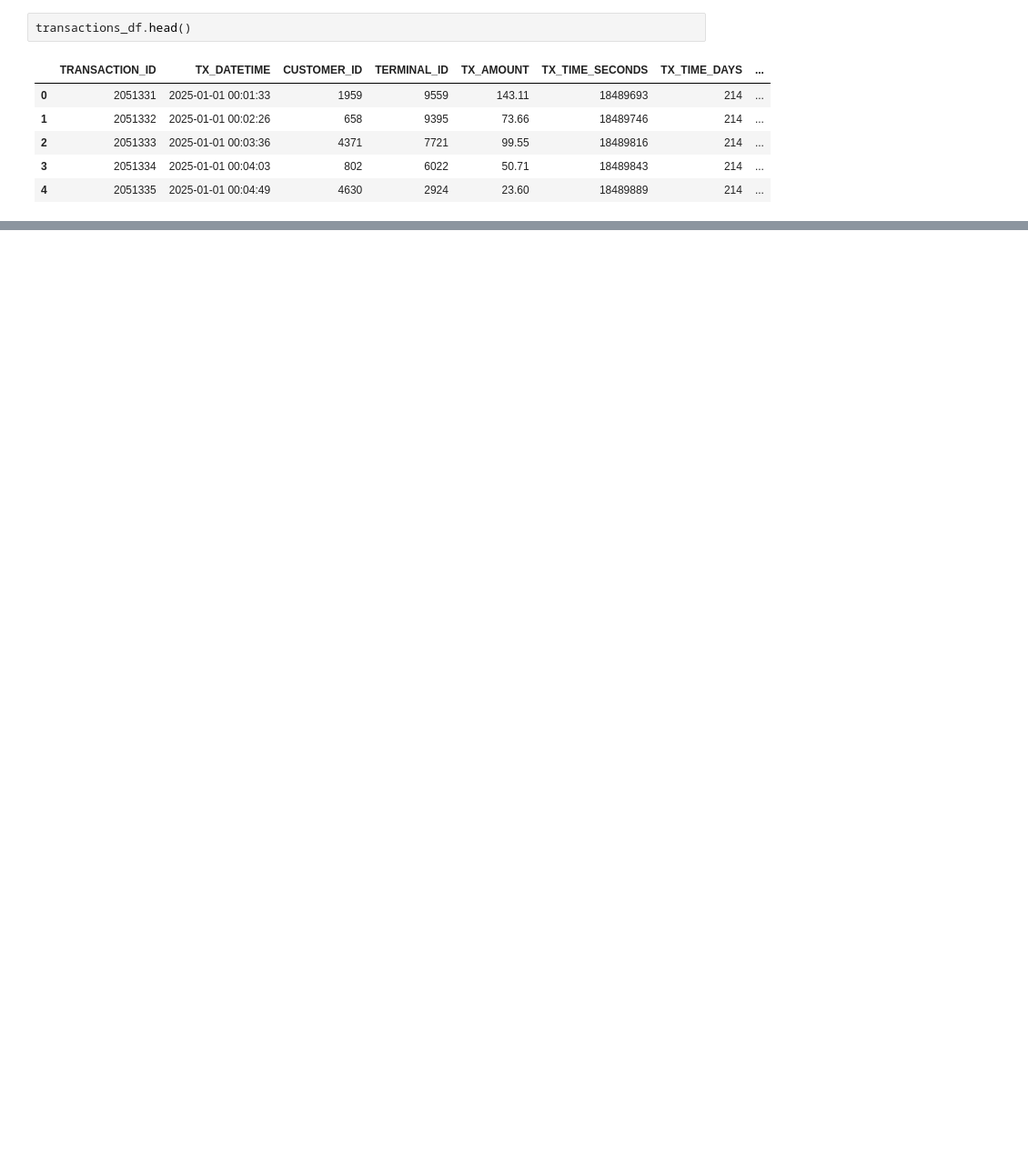
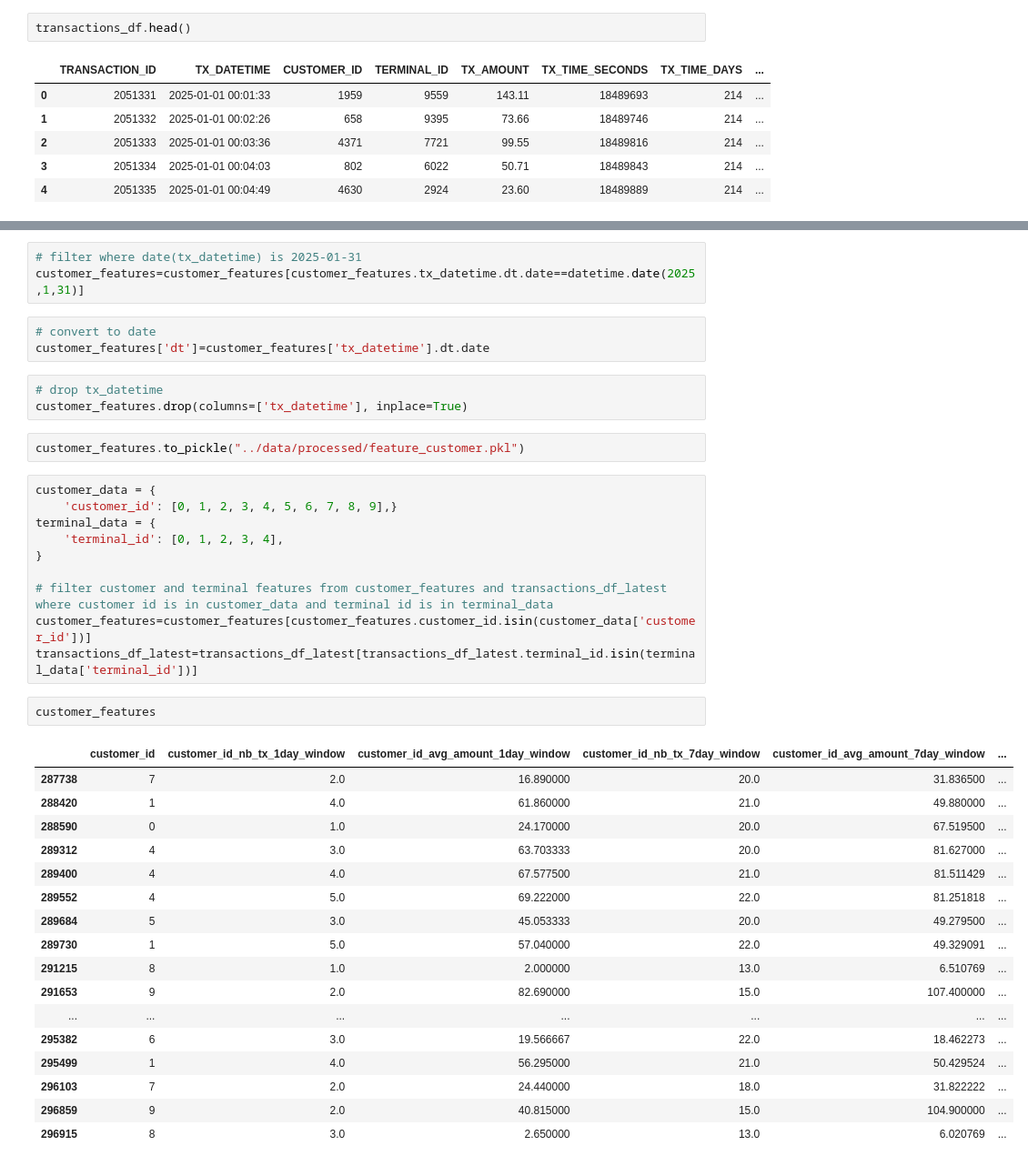
Before and after one commit to sauravtanwar786/Real-time_fraud_detection_system, a Jupyter notebook: fraud_detection_model/feature_transformation.ipynb, the cells around one changed output, grey strips where cells are left out. Shown at 91% size. Cells and saved outputs as stored; diff of their text form; blank space fills up the shorter version.

```diff
--- a/fraud_detection_model/feature_transformation.ipynb
+++ b/fraud_detection_model/feature_transformation.ipynb
@@ -404 +413,42 @@ transactions_df_latest=transactions_df.filter(regex='customer_id|tx_datetime')
+# %%
+# filter where date(tx_datetime) is 2025-01-31
+customer_features=customer_features[customer_features.tx_datetime.dt.date==datetime.date(2025,1,31)]
+# %%
+# convert to date
+customer_features['dt']=customer_features['tx_datetime'].dt.date
+# %%
+# drop tx_datetime
+customer_features.drop(columns=['tx_datetime'], inplace=True)
+# %%
+customer_features.to_pickle("../data/processed/feature_customer.pkl")
+# %%
+customer_data = {
+    'customer_id': [0, 1, 2, 3, 4, 5, 6, 7, 8, 9],}
+terminal_data = {
+    'terminal_id': [0, 1, 2, 3, 4],
+}
+
+# filter customer and terminal features from customer_features and transactions_df_latest where customer id is in customer_data and terminal id is in terminal_data
+customer_features=customer_features[customer_features.customer_id.isin(customer_data['customer_id'])]
+transactions_df_latest=transactions_df_latest[transactions_df_latest.terminal_id.isin(terminal_data['terminal_id'])]
+# %%
+customer_features
+# %% [output]
+|  | customer_id | customer_id_nb_tx_1day_window | customer_id_avg_amount_1day_window | customer_id_nb_tx_7day_window | customer_id_avg_amount_7day_window | ... |
+| 287738 | 7 | 2.0 | 16.890000 | 20.0 | 31.836500 | ... |
+| 288420 | 1 | 4.0 | 61.860000 | 21.0 | 49.880000 | ... |
+| 288590 | 0 | 1.0 | 24.170000 | 20.0 | 67.519500 | ... |
+| 289312 | 4 | 3.0 | 63.703333 | 20.0 | 81.627000 | ... |
+| 289400 | 4 | 4.0 | 67.577500 | 21.0 | 81.511429 | ... |
+| 289552 | 4 | 5.0 | 69.222000 | 22.0 | 81.251818 | ... |
+| 289684 | 5 | 3.0 | 45.053333 | 20.0 | 49.279500 | ... |
+| 289730 | 1 | 5.0 | 57.040000 | 22.0 | 49.329091 | ... |
+| 291215 | 8 | 1.0 | 2.000000 | 13.0 | 6.510769 | ... |
+| 291653 | 9 | 2.0 | 82.690000 | 15.0 | 107.400000 | ... |
+| ... | ... | ... | ... | ... | ... | ... |
+| 295382 | 6 | 3.0 | 19.566667 | 22.0 | 18.462273 | ... |
+| 295499 | 1 | 4.0 | 56.295000 | 21.0 | 50.429524 | ... |
+| 296103 | 7 | 2.0 | 24.440000 | 18.0 | 31.822222 | ... |
+| 296859 | 9 | 2.0 | 40.815000 | 15.0 | 104.900000 | ... |
+| 296915 | 8 | 3.0 | 2.650000 | 13.0 | 6.020769 | ... |
 # %%
```
Also changed, not shown: parts of 17 cells of this notebook, 6 other files.
